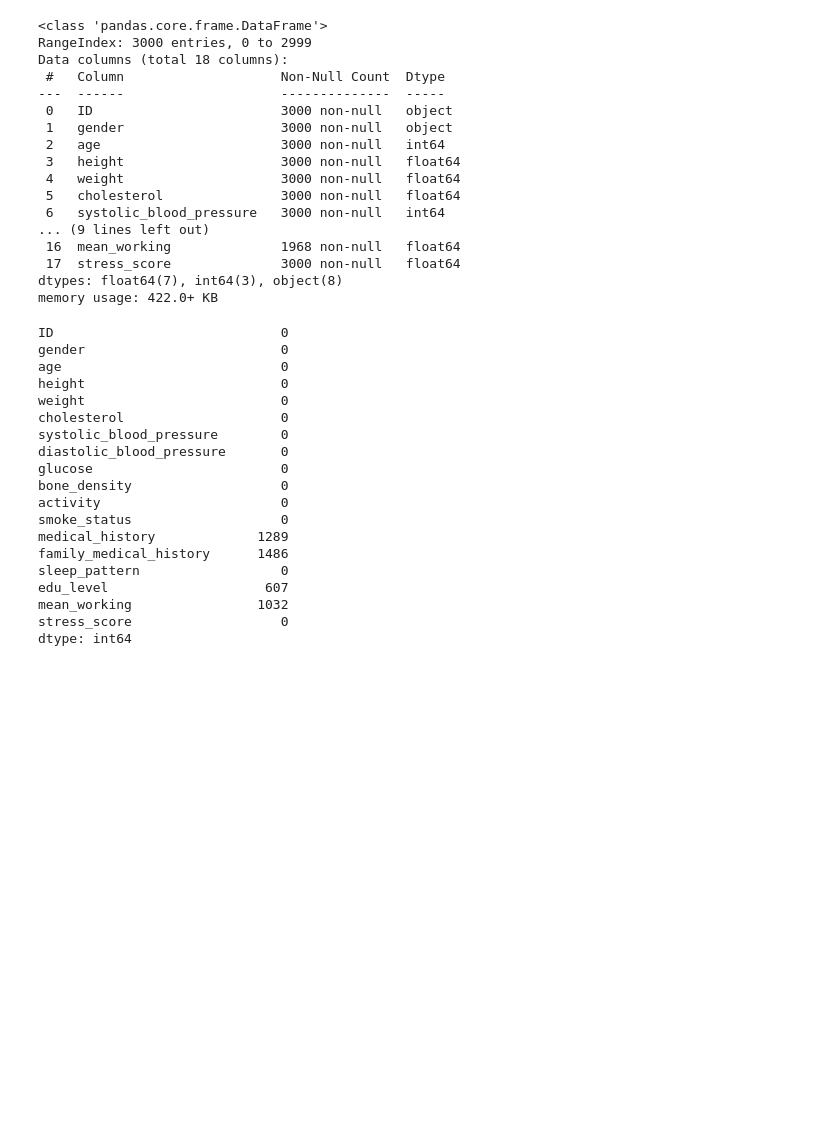
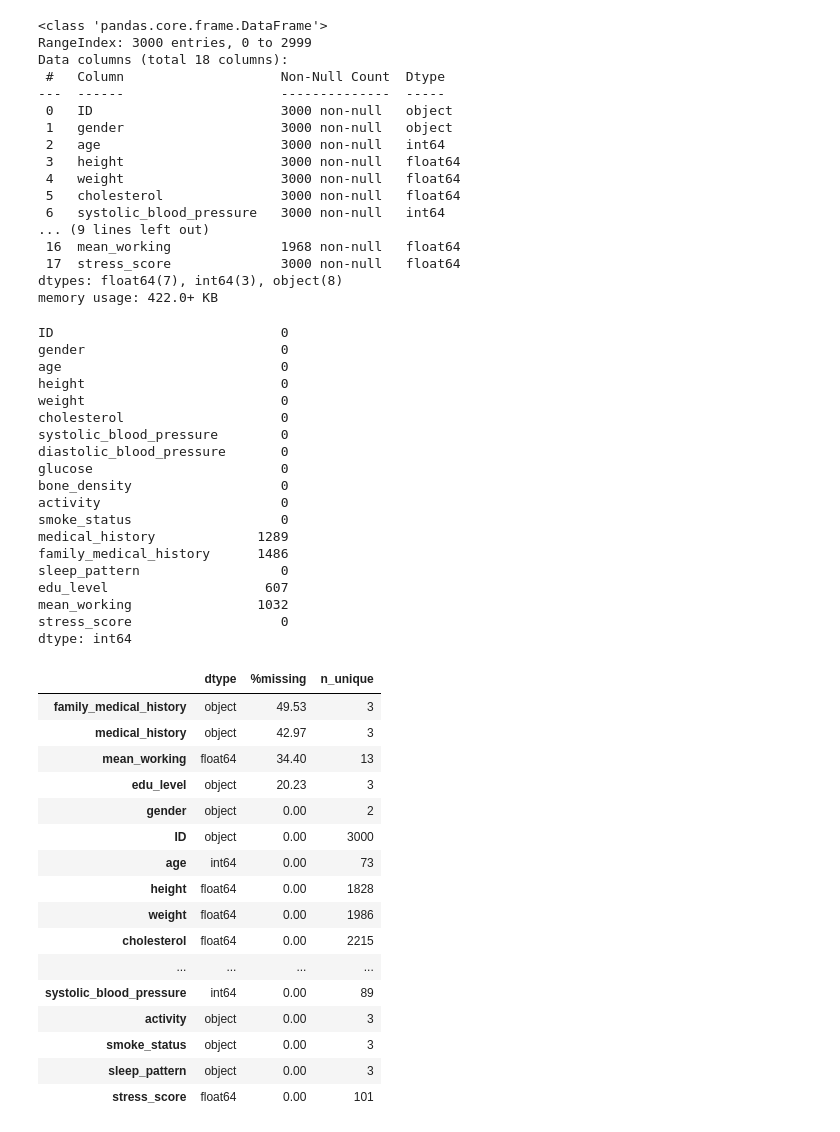
Before and after one commit to dlsdud9098/dacon_project, a Jupyter notebook: dacon_basic_stress/main1.ipynb, the cells around one changed output. Saved outputs shown, nothing was run; the diff lists cells and outputs as text; code cells hidden in the pictures; blank space fills up the shorter version.

```diff
--- a/dacon_basic_stress/main1.ipynb
+++ b/dacon_basic_stress/main1.ipynb
@@ -42,3 +49,32 @@ edu_level                    607
 mean_working                1032
 stress_score                   0
 dtype: int64
+# %%
+# 결측치 비율
+def missing_ratio(df):
+    return (df.isna().mean()*100).round(2).rename("%missing")
+
+info = pd.DataFrame({
+    "dtype"     : train.dtypes,
+    "%missing"  : missing_ratio(train),
+    "n_unique"  : train.nunique()
+})
+display(info.sort_values("%missing", ascending=False))
+# %% [output]
+|  | dtype | %missing | n_unique |
+| family_medical_history | object | 49.53 | 3 |
+| medical_history | object | 42.97 | 3 |
+| mean_working | float64 | 34.40 | 13 |
+| edu_level | object | 20.23 | 3 |
+| gender | object | 0.00 | 2 |
+| ID | object | 0.00 | 3000 |
+| age | int64 | 0.00 | 73 |
+| height | float64 | 0.00 | 1828 |
+| weight | float64 | 0.00 | 1986 |
+| cholesterol | float64 | 0.00 | 2215 |
+| ... | ... | ... | ... |
+| systolic_blood_pressure | int64 | 0.00 | 89 |
+| activity | object | 0.00 | 3 |
+| smoke_status | object | 0.00 | 3 |
+| sleep_pattern | object | 0.00 | 3 |
+| stress_score | float64 | 0.00 | 101 |
```
Also changed, not shown: parts of 6 cells of this notebook, 4 other files.
